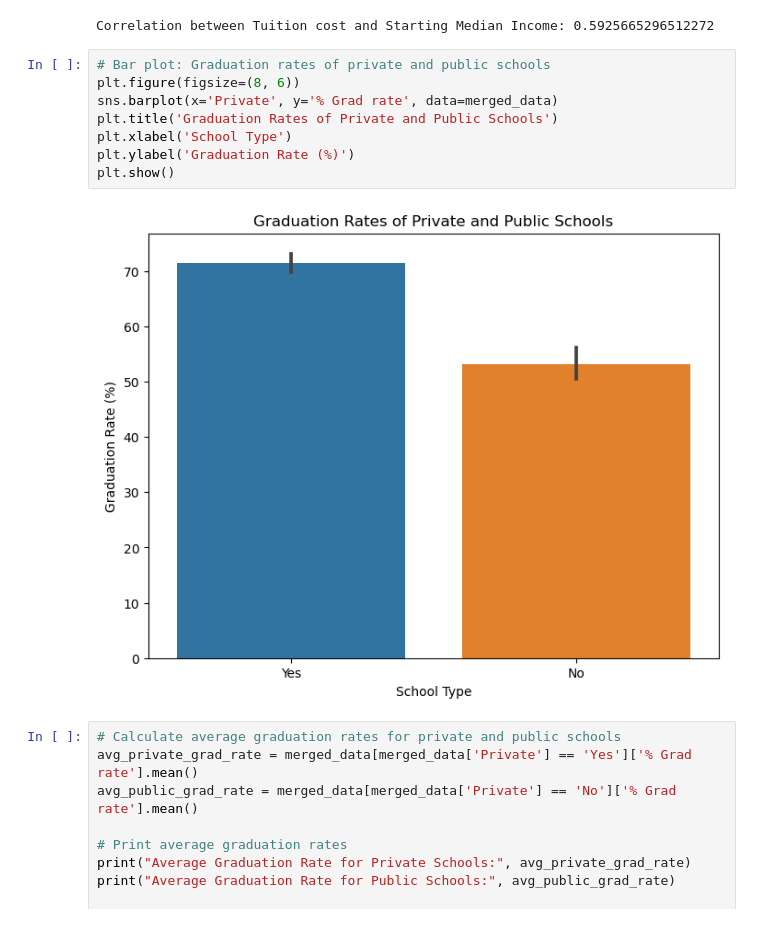
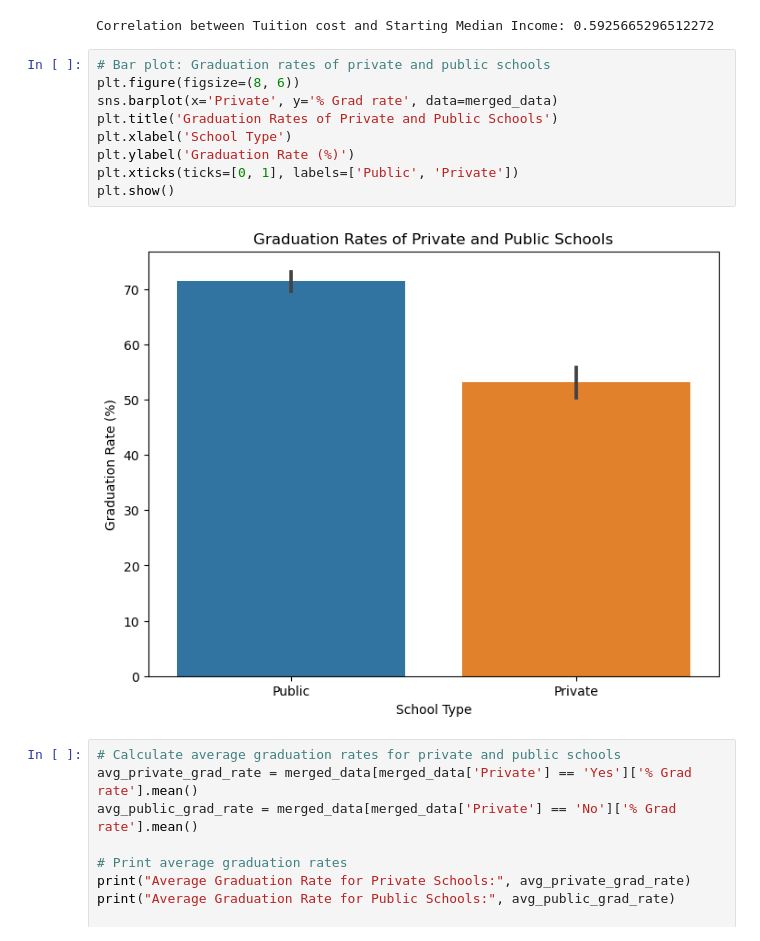
Before and after one commit to sWeeks99/Education_Trends_and_Opportunities, a Jupyter notebook: gulsens_analysis/gulsens_analysis.ipynb, the cells around one changed output. Drawn from its saved outputs; the diff is of its cells as text.

Commit message:
adding ticks for private/public instead of yes and no

```diff
--- a/gulsens_analysis/gulsens_analysis.ipynb
+++ b/gulsens_analysis/gulsens_analysis.ipynb
@@ -95,13 +95,14 @@ Correlation between Tuition cost and Starting Median Income: 0.5925665296512272
 # %%
 # Bar plot: Graduation rates of private and public schools
 plt.figure(figsize=(8, 6))
 sns.barplot(x='Private', y='% Grad rate', data=merged_data)
 plt.title('Graduation Rates of Private and Public Schools')
 plt.xlabel('School Type')
 plt.ylabel('Graduation Rate (%)')
+plt.xticks(ticks=[0, 1], labels=['Public', 'Private'])
 plt.show()
 # %% [output]
-[figure, old version]
+[figure, new version]
 # %%
 # Calculate average graduation rates for private and public schools
 avg_private_grad_rate = merged_data[merged_data['Private'] == 'Yes']['% Grad rate'].mean()
```
Also changed, not shown: parts of 9 cells of this notebook.
